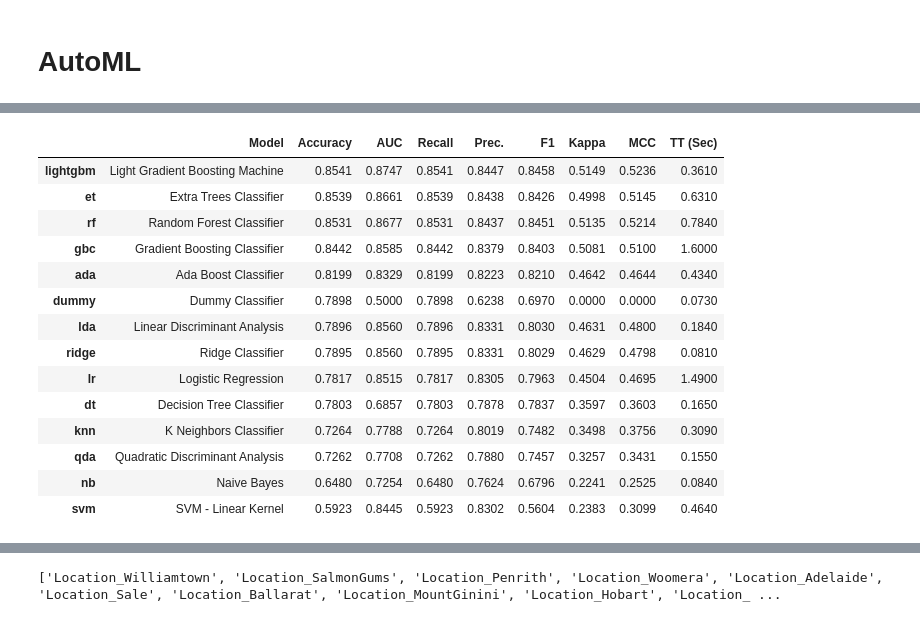
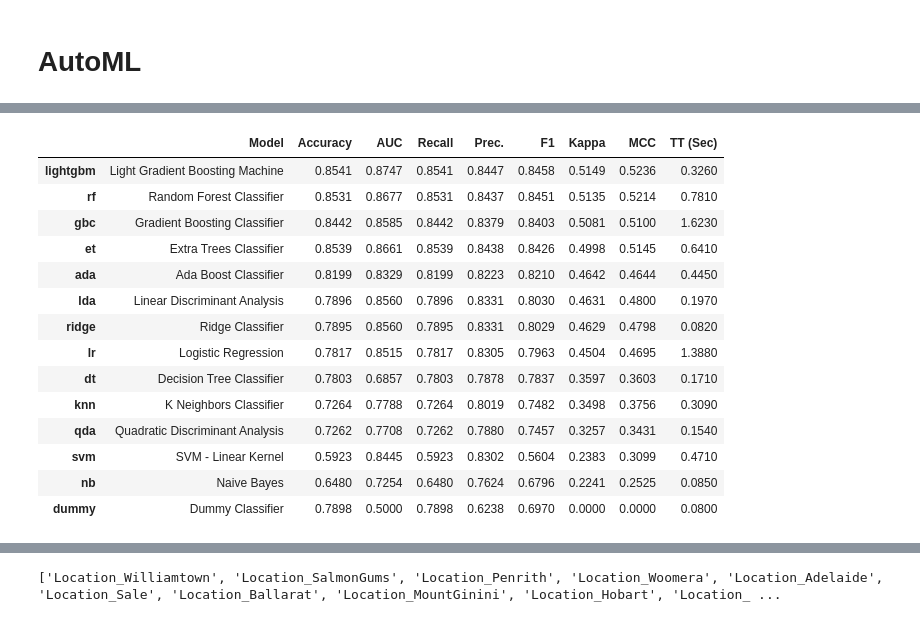
Before and after one commit to EugenioBravi/AA1-TUIA-Bravi-Nemeth, a Jupyter notebook: TP-clasificacion-AA1.ipynb, the cells around one changed output, grey strips where cells are left out. Drawn from its saved outputs; the diff is of its cells as text; code cells hidden in the pictures.

Commit message:
Conclusion MLauto

```diff
--- a/TP-clasificacion-AA1.ipynb
+++ b/TP-clasificacion-AA1.ipynb
@@ -1035,22 +1075,22 @@ clf_pycaret = setup(data=df_ciudades, target='RainTomorrow', session_id=42, fix_
 # %%
-modelo_mlauto = compare_models(sort='F1')
+modelo_mlauto = compare_models(sort='Kappa')
 # %% [output]
 [interactive output not drawn]
 |  | Model | Accuracy | AUC | Recall | Prec. | F1 | Kappa | MCC | TT (Sec) |
-| lightgbm | Light Gradient Boosting Machine | 0.8541 | 0.8747 | 0.8541 | 0.8447 | 0.8458 | 0.5149 | 0.5236 | 0.3610 |
-| et | Extra Trees Classifier | 0.8539 | 0.8661 | 0.8539 | 0.8438 | 0.8426 | 0.4998 | 0.5145 | 0.6310 |
-| rf | Random Forest Classifier | 0.8531 | 0.8677 | 0.8531 | 0.8437 | 0.8451 | 0.5135 | 0.5214 | 0.7840 |
-| gbc | Gradient Boosting Classifier | 0.8442 | 0.8585 | 0.8442 | 0.8379 | 0.8403 | 0.5081 | 0.5100 | 1.6000 |
-| ada | Ada Boost Classifier | 0.8199 | 0.8329 | 0.8199 | 0.8223 | 0.8210 | 0.4642 | 0.4644 | 0.4340 |
-| dummy | Dummy Classifier | 0.7898 | 0.5000 | 0.7898 | 0.6238 | 0.6970 | 0.0000 | 0.0000 | 0.0730 |
-| lda | Linear Discriminant Analysis | 0.7896 | 0.8560 | 0.7896 | 0.8331 | 0.8030 | 0.4631 | 0.4800 | 0.1840 |
-| ridge | Ridge Classifier | 0.7895 | 0.8560 | 0.7895 | 0.8331 | 0.8029 | 0.4629 | 0.4798 | 0.0810 |
-| lr | Logistic Regression | 0.7817 | 0.8515 | 0.7817 | 0.8305 | 0.7963 | 0.4504 | 0.4695 | 1.4900 |
-| dt | Decision Tree Classifier | 0.7803 | 0.6857 | 0.7803 | 0.7878 | 0.7837 | 0.3597 | 0.3603 | 0.1650 |
+| lightgbm | Light Gradient Boosting Machine | 0.8541 | 0.8747 | 0.8541 | 0.8447 | 0.8458 | 0.5149 | 0.5236 | 0.3260 |
+| rf | Random Forest Classifier | 0.8531 | 0.8677 | 0.8531 | 0.8437 | 0.8451 | 0.5135 | 0.5214 | 0.7810 |
+| gbc | Gradient Boosting Classifier | 0.8442 | 0.8585 | 0.8442 | 0.8379 | 0.8403 | 0.5081 | 0.5100 | 1.6230 |
+| et | Extra Trees Classifier | 0.8539 | 0.8661 | 0.8539 | 0.8438 | 0.8426 | 0.4998 | 0.5145 | 0.6410 |
+| ada | Ada Boost Classifier | 0.8199 | 0.8329 | 0.8199 | 0.8223 | 0.8210 | 0.4642 | 0.4644 | 0.4450 |
+| lda | Linear Discriminant Analysis | 0.7896 | 0.8560 | 0.7896 | 0.8331 | 0.8030 | 0.4631 | 0.4800 | 0.1970 |
+| ridge | Ridge Classifier | 0.7895 | 0.8560 | 0.7895 | 0.8331 | 0.8029 | 0.4629 | 0.4798 | 0.0820 |
+| lr | Logistic Regression | 0.7817 | 0.8515 | 0.7817 | 0.8305 | 0.7963 | 0.4504 | 0.4695 | 1.3880 |
+| dt | Decision Tree Classifier | 0.7803 | 0.6857 | 0.7803 | 0.7878 | 0.7837 | 0.3597 | 0.3603 | 0.1710 |
 | knn | K Neighbors Classifier | 0.7264 | 0.7788 | 0.7264 | 0.8019 | 0.7482 | 0.3498 | 0.3756 | 0.3090 |
-| qda | Quadratic Discriminant Analysis | 0.7262 | 0.7708 | 0.7262 | 0.7880 | 0.7457 | 0.3257 | 0.3431 | 0.1550 |
-| nb | Naive Bayes | 0.6480 | 0.7254 | 0.6480 | 0.7624 | 0.6796 | 0.2241 | 0.2525 | 0.0840 |
-| svm | SVM - Linear Kernel | 0.5923 | 0.8445 | 0.5923 | 0.8302 | 0.5604 | 0.2383 | 0.3099 | 0.4640 |
+| qda | Quadratic Discriminant Analysis | 0.7262 | 0.7708 | 0.7262 | 0.7880 | 0.7457 | 0.3257 | 0.3431 | 0.1540 |
+| svm | SVM - Linear Kernel | 0.5923 | 0.8445 | 0.5923 | 0.8302 | 0.5604 | 0.2383 | 0.3099 | 0.4710 |
+| nb | Naive Bayes | 0.6480 | 0.7254 | 0.6480 | 0.7624 | 0.6796 | 0.2241 | 0.2525 | 0.0850 |
+| dummy | Dummy Classifier | 0.7898 | 0.5000 | 0.7898 | 0.6238 | 0.6970 | 0.0000 | 0.0000 | 0.0800 |
 [interactive output not drawn]
 # %%
 plot_model(modelo_mlauto, plot = 'confusion_matrix')
```
Also changed, not shown: parts of 13 cells of this notebook.
